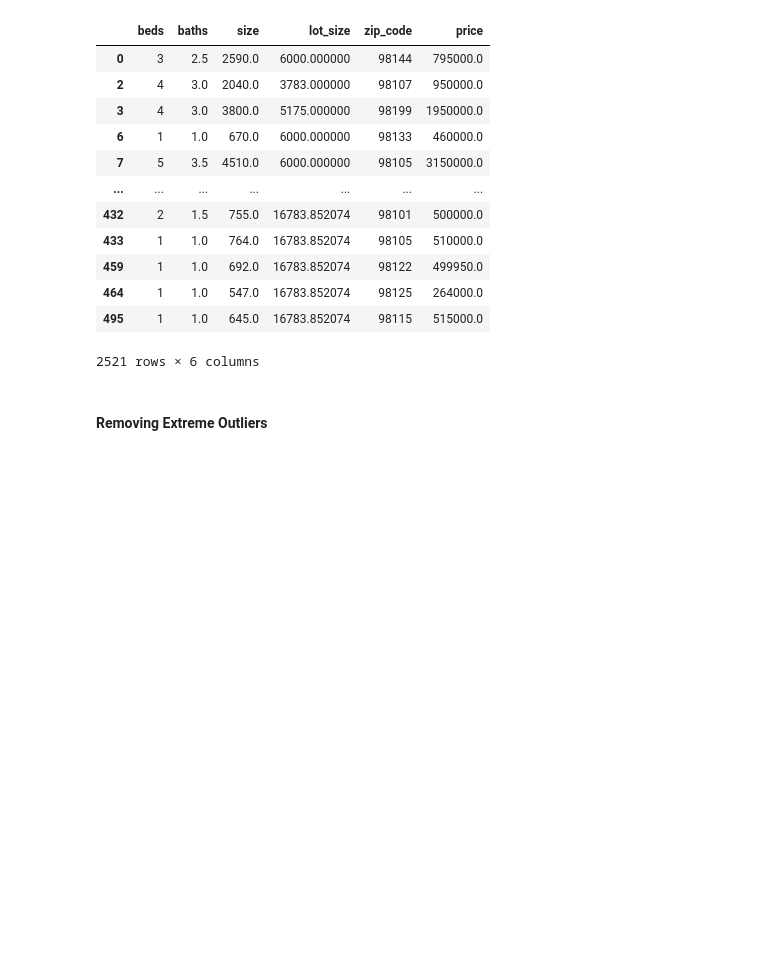
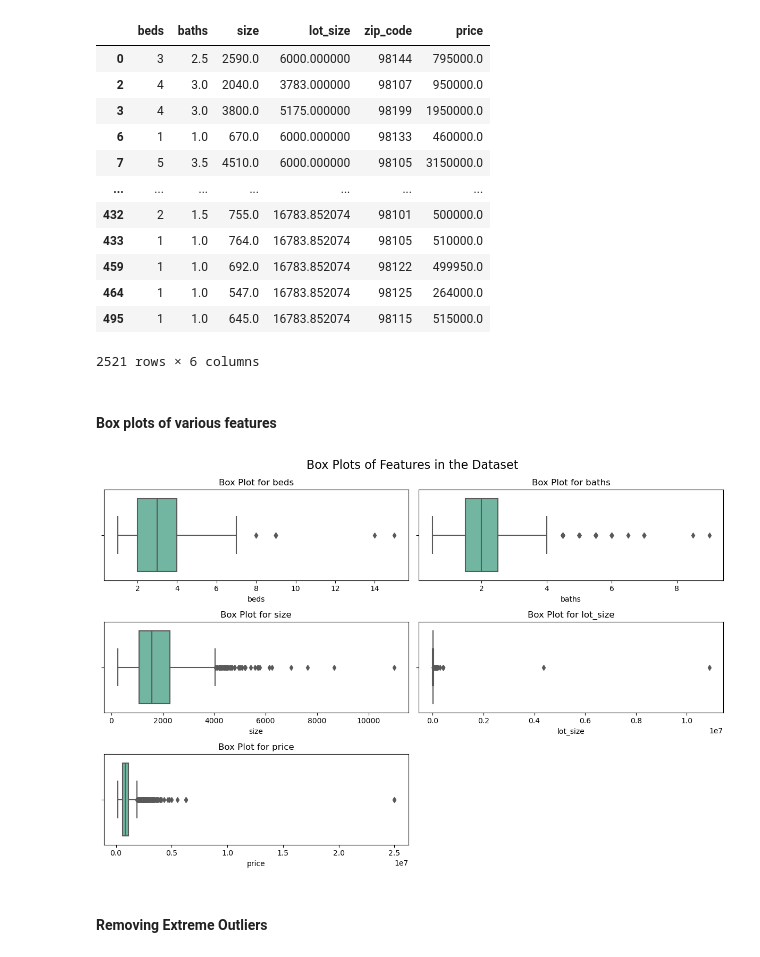
Before and after one commit to chanmini-kavinya/House-Price-Prediction, a Jupyter notebook: house_price_prediction.ipynb, the cells around one changed output. Drawn from its saved outputs; the diff is of its cells as text; code cells hidden in the pictures; blank space fills up the shorter version.

```diff
--- a/house_price_prediction.ipynb
+++ b/house_price_prediction.ipynb
@@ -406,6 +371,34 @@ data
 | 464 | 1 | 1.0 | 547.0 | 16783.852074 | 98125 | 264000.0 |
 | 495 | 1 | 1.0 | 645.0 | 16783.852074 | 98115 | 515000.0 |
 2521 rows × 6 columns
+# %% [markdown]
+#### Box plots of various features
+# %%
+features = ['beds','baths','size','lot_size','price']
+
+# Set up the figure with subplots
+fig, axes = plt.subplots(nrows=3, ncols=2, figsize=(12, 8))
+
+# Add a title for the entire figure
+fig.suptitle("Box Plots of Features in the Dataset", fontsize=16)
+
+# Create box plots in each subplot
+for i, ax in enumerate(axes.flatten()):
+     if i < len(features):  # Ensure we don't exceed the number of features
+        feature = features[i]
+        sns.boxplot(x=feature, data=data, orient='h', ax=ax, palette='Set2')
+        ax.set_title(f'Box Plot for {feature}')
+     else:
+        # Remove extra subplots if needed
+        axes.flatten()[i].axis('off')
+
+# Adjust layout for better spacing
+plt.tight_layout()
+
+# Display the plot
+plt.show()
+# %% [output]
+[figure, added]
 # %% [markdown]
 #### Removing Extreme Outliers
 # %%
```
Also changed, not shown: parts of 7 cells of this notebook.
